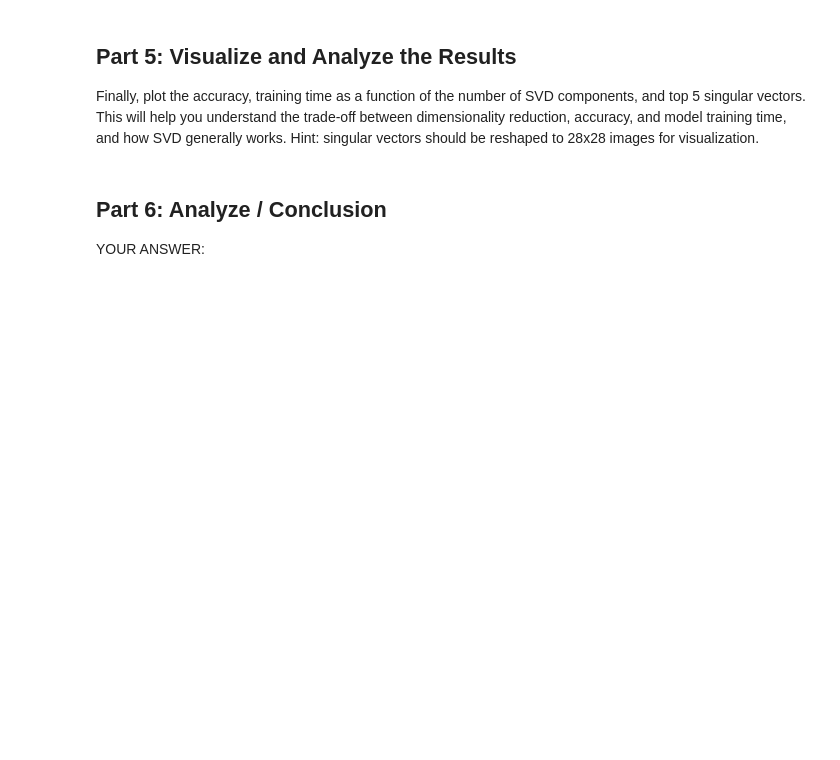
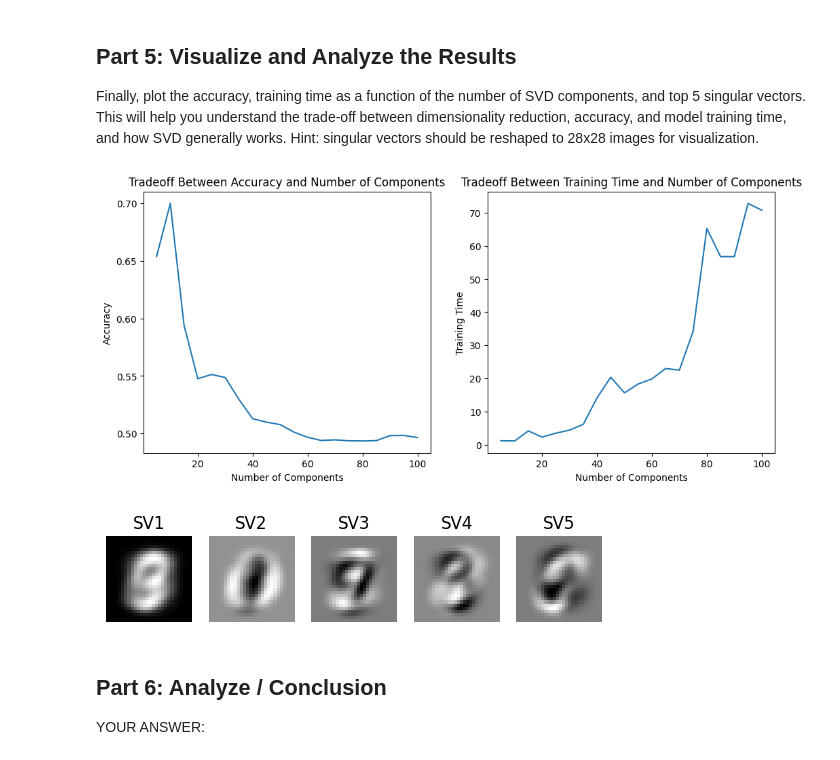
Before and after one commit to nbockert/nbockert-assignment-03, a Jupyter notebook: Assignment 3 SVD.ipynb, the cells around one changed output. Cells and saved outputs as stored; diff of their text form; code cells hidden in the pictures; blank space fills up the shorter version.

```diff
--- a/Assignment 3 SVD.ipynb
+++ b/Assignment 3 SVD.ipynb
@@ -114,0 +98,19 @@ top_5 = X_test_Vh[:5]
+# %%
+svd_components = [5*k for k in range(1,21)]  # You need to decide what number to search...
+
+# Store the results
+results = []
+
+print("Training models with different levels of SVD preprocessing...")
+for n_components in svd_components:
+    print(f"Applying custom SVD with {n_components} components...")
+    # Apply SVD to the training and test sets
+    # Call apply_svd_custom() here...
+    X_train_svd, train_Vh, X_test_svd, test_Vh = apply_svd_custom(X_train, X_test, n_components)
+
+    # Train the logistic regression model and get accuracy and training time
+    accuracy, training_time = train_logistic_regression(X_train_svd, y_train, X_test_svd, y_test)
+    print(f"SVD components: {n_components}, Accuracy: {accuracy:.4f}, Training time: {training_time:.4f} seconds")
+    results.append((n_components, accuracy, training_time))
+
+top_5 = test_Vh[:5]
@@ -119,28 +147,31 @@ Finally, plot the accuracy, training time as a function of the number of SVD com
 # %%
 ## Your implementation here...
 ## You may add necessary lines in Part 4 to access data for visualization
 
-fig,(accuracy,train_time) = plt.subplots(1,2, figsize(12,5))
+fig,(accuracy,train_time) = plt.subplots(1,2, figsize=(12,5))
 
 #Accuracy Graph
 accuracy.set_title('Tradeoff Between Accuracy and Number of Components')
 accuracy.set_ylabel('Accuracy')
 accuracy.set_xlabel('Number of Components')
 accuracy.plot([item[0] for item in results], [item[1] for item in results])
 
 #Training Time Graph
 train_time.set_title('Tradeoff Between Training Time and Number of Components')
 train_time.set_ylabel('Training Time')
 train_time.set_xlabel('Number of Components')
-train_time.plot([item[0] for item in results], [item[1] for item in results])
-
+train_time.plot([item[0] for item in results], [item[2] for item in results])
+plt.show()
 #Top 5 Singular Vectors
 for i in range(5):
-    plt,subplot(1,5,i+1)
+    plt.subplot(1,5,i+1)
     plt.imshow(top_5[i].reshape((28,28)),cmap='gray')
     plt.title(f'SV{i+1}')
     plt.axis('off')
 plt.show()
+# %% [output]
+[figure, added]
+[figure, added]
 # %% [markdown]
 ## Part 6: Analyze / Conclusion
 
```
Also changed, not shown: parts of 4 cells of this notebook.
